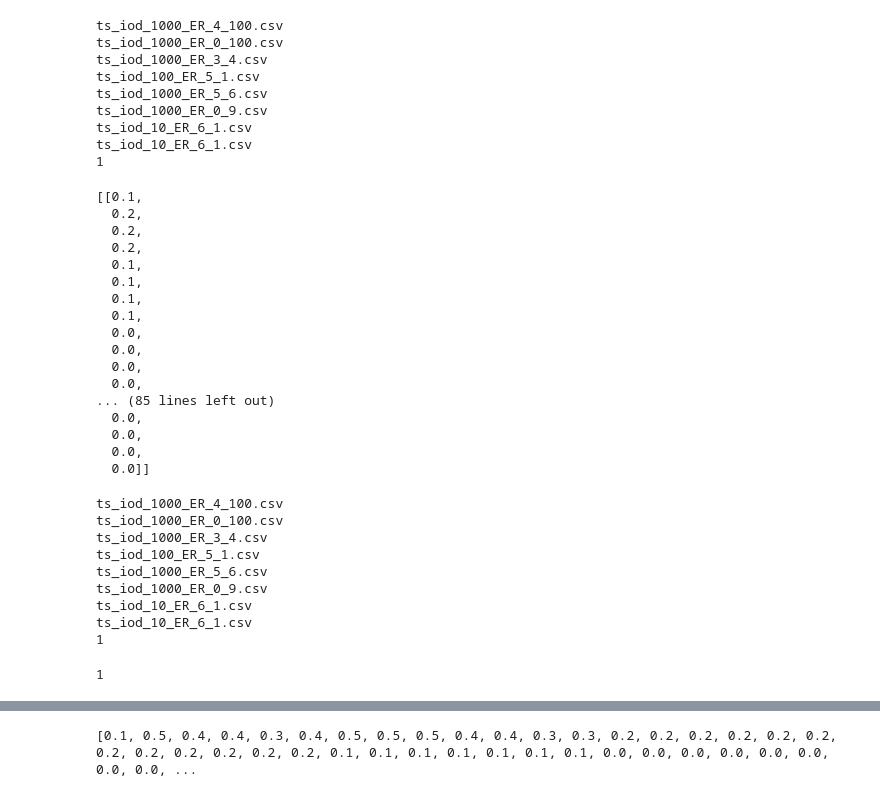
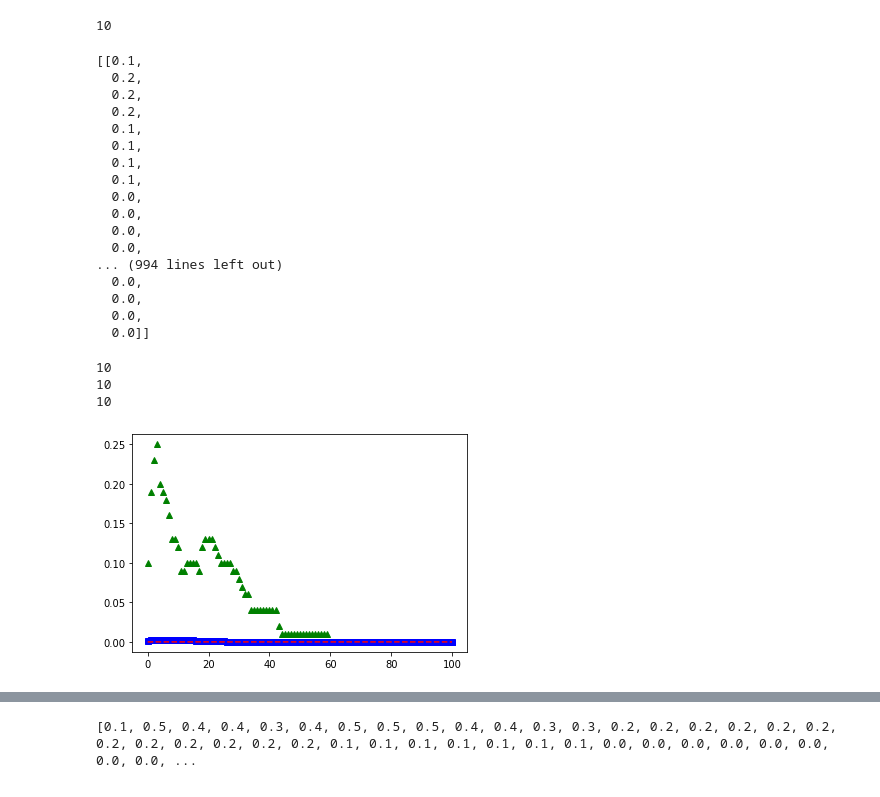
Before and after one commit to vdesgrange/css-2022, a Jupyter notebook: iod.ipynb, the cells around one changed output, grey strips where cells are left out. Drawn from its saved outputs; the diff is of its cells as text; code cells hidden in the pictures.

Commit message:
figures

```diff
--- a/iod.ipynb
+++ b/iod.ipynb
@@ -34,13 +13,10 @@ def node_sim(N, k):
 
         for f in os.listdir('data/av'):
 
-                print(f)
-
                 with open(f'data/av/{f}', mode ='r') as file:
                         nodes = int(f.split("_")[-4])
 
                         if nodes != N: continue
-                        print(f)
 
                         iteration = int(f.split("_")[-2])
 
@@ -60,24 +36,15 @@ def node_sim(N, k):
                                 y.append(float(lines[1])/nodes)
 
                         counter += 1
-                        print(counter)
                         avg_y.append(y)
-
+        print(counter)
         return avg_y
 
 
 
-nodesim(10, 1)
+node_sim(10, 1)
 # %% [output]
-ts_iod_1000_ER_4_100.csv
-ts_iod_1000_ER_0_100.csv
-ts_iod_1000_ER_3_4.csv
-ts_iod_100_ER_5_1.csv
-ts_iod_1000_ER_5_6.csv
-ts_iod_1000_ER_0_9.csv
-ts_iod_10_ER_6_1.csv
-ts_iod_10_ER_6_1.csv
-1
+10
 [[0.1,
   0.2,
   0.2,
@@ -90,22 +57,38 @@ ts_iod_10_ER_6_1.csv
   0.0,
   0.0,
   0.0,
-... (85 lines left out)
+... (994 lines left out)
   0.0,
   0.0,
   0.0,
   0.0]]
-# %%
-r = nodesim(10, 1)
-len(r)
-# %% [output]
-ts_iod_1000_ER_4_100.csv
-ts_iod_1000_ER_0_100.csv
-ts_iod_1000_ER_3_4.csv
-ts_iod_100_ER_5_1.csv
-ts_iod_1000_ER_5_6.csv
-ts_iod_1000_ER_0_9.csv
-ts_iod_10_ER_6_1.csv
-ts_iod_10_ER_6_1.csv
-1
-1
+# %%
+def calc_avg_per_sim(listoflists, N):
+
+    return [sum(x) / N  for x in zip(*listoflists)]
+# %%
+
+ten = calc_avg_per_sim(node_sim(10, 1), 10)
+h = calc_avg_per_sim(node_sim(100, 1), 100)
+d = calc_avg_per_sim(node_sim(1000, 1), 1000)
+
+
+import numpy
+import matplotlib.pyplot as plt
+
+t = numpy.arange(0,101,1)
+
+one = [ten, t]
+two = [h, t]
+three = [d, t]
+
+l = [10, 100, 1000]
+
+# red dashes, blue squares and green triangles
+plt.plot(t, ten, 'g^', t, h, 'bs', t, d, 'r--')
+plt.show()
+# %% [output]
+10
+10
+10
+[figure, added]
```
Also changed, not shown: parts of 3 cells of this notebook, 31 other files.
